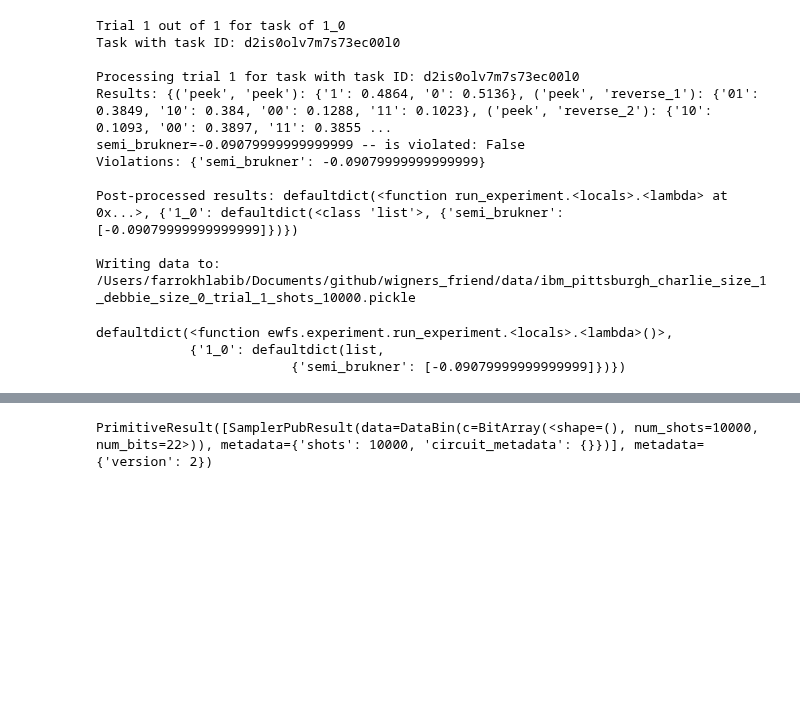
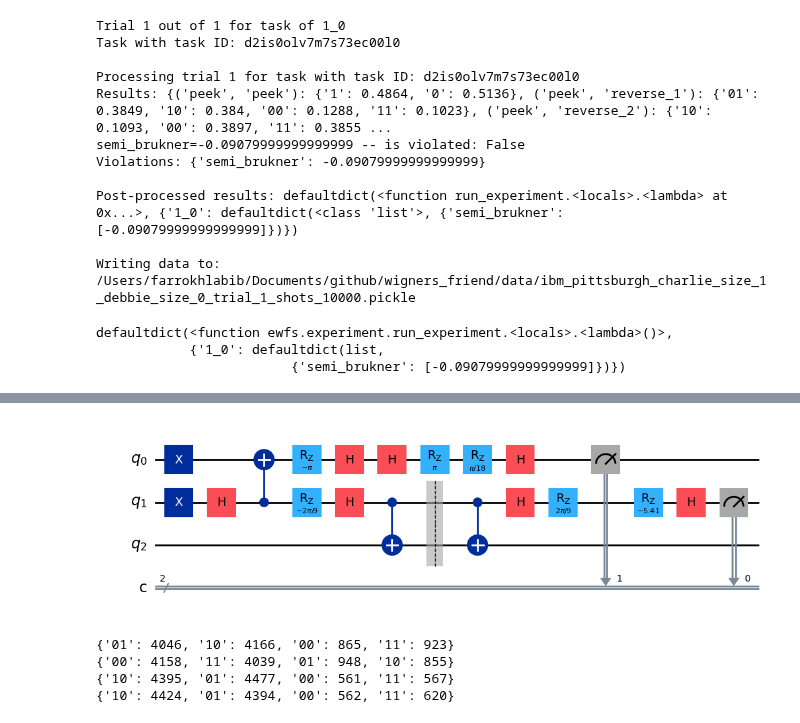
Before and after one commit to unitaryfoundation/wigners_friend, a Jupyter notebook: hardware_runs.ipynb, the cells around one changed output, grey strips where cells are left out. Cells and saved outputs as stored; diff of their text form; code cells hidden in the pictures; blank space fills up the shorter version.

```diff
--- a/hardware_runs.ipynb
+++ b/hardware_runs.ipynb
@@ -350,3 +366,18 @@ circ_lv3.draw('mpl')
+# %%
+layout = [53, 52, 51]
+
+flags = []
+
+ewfs = EWFS(
+    alice_setting=REVERSE_2,
+    bob_setting=REVERSE_1,
+    coupling_map=coupling_map,
+    layout=layout,
+    flag_qubits=flags)
+qc = ewfs.circuit()
+qc.draw('mpl')
+# %% [output]
+[figure, added]
 # %%
 from qiskit_aer import Aer
 
@@ -361,3 +392,26 @@ semi_brukner_circuits = [EWFS(
     flag_qubits=flags).circuit() for s1, s2 in settings]
 
 transpiled_circuits = [transpile(circuit, backend, optimization_level=3) for circuit in semi_brukner_circuits]
+
+settings_circuits = dict(zip(settings, transpiled_circuits))
+
+from qiskit_ibm_runtime import SamplerV2
+
+sampler = SamplerV2(backend)
+
+shots = 10_000
+res = sampler.run(transpiled_circuits, shots=shots).result()
+
+results = {}
+i=0
+
+for pub in res:
+    print(pub.data.c.get_counts())
+    probabilities = {key[::-1]: value / shots for key, value in pub.data.c.get_counts().items()}
+    results[settings[i]] = probabilities
+    i+=1
+# %% [output]
+{'01': 4046, '10': 4166, '00': 865, '11': 923}
+{'00': 4158, '11': 4039, '01': 948, '10': 855}
+{'10': 4395, '01': 4477, '00': 561, '11': 567}
+{'10': 4424, '01': 4394, '00': 562, '11': 620}
@@ -373,4 +417,0 @@ res = sampler.run([transpiled_circuits[0]], shots=10_000).result()
-# %%
-res
-# %% [output]
-PrimitiveResult([SamplerPubResult(data=DataBin(c=BitArray(<shape=(), num_shots=10000, num_bits=22>)), metadata={'shots': 10000, 'circuit_metadata': {}})], metadata={'version': 2})
```
Also changed, not shown: parts of 10 cells of this notebook.
